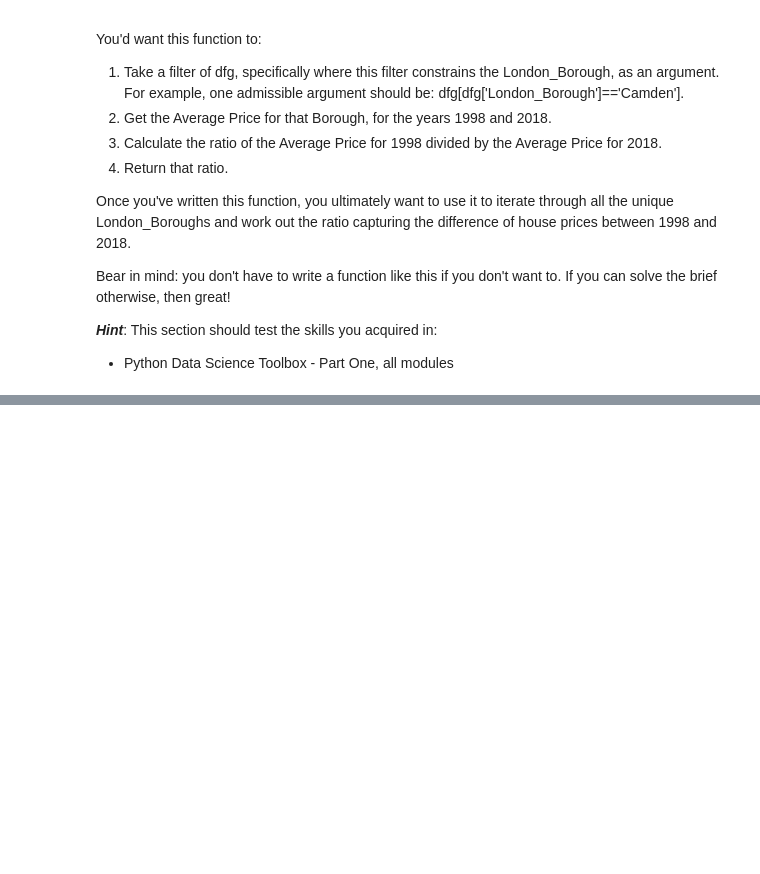
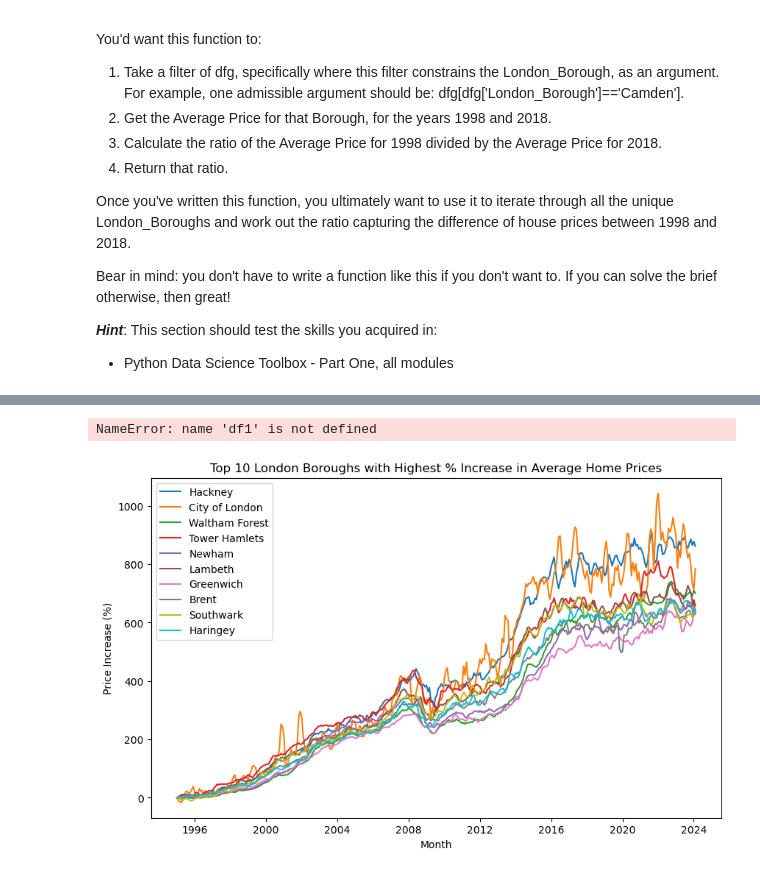
Before and after one commit to MSVWalker/Springboard, a Jupyter notebook: London_Housing/Unit_4_Challenge_Tier3.ipynb, the cells around one changed output, grey strips where cells are left out. Drawn from its saved outputs; the diff is of its cells as text; code cells hidden in the pictures; blank space fills up the shorter version.

```diff
--- a/London_Housing/Unit_4_Challenge_Tier3.ipynb
+++ b/London_Housing/Unit_4_Challenge_Tier3.ipynb
@@ -129,5 +122,3 @@ properties.head(20)
 You might find you need to transpose your dataframe, check out what its row indexes are, and reset the index. You  also might find you need to assign the values of the first row to your column headings  . (Hint: recall the .columns feature of DataFrames, as well as the iloc[] method).
 
 Don't be afraid to use StackOverflow for help  with this.
-# %%
-properties = properties.transpose()
@@ -459,3 +406,53 @@ Bear in mind: you don't have to write a function like this if you don't want to.
+# %%
+#In order to graph by each Borough we will first create a list of the given boroughs by seeing the unique values in the 'Borough' column of df1.
+# Then for plotting we will run a for loop going through each borough, with the data being observations where the row matches that borough's name.
+boroughs = df1['Borough'].unique()
+
+plt.figure(figsize=(25,10))
+
+for borough in boroughs:
+    borough_data = df1[df1['Borough'] == borough]
+    plt.plot(borough_data['Month'], borough_data['PercentageIncrease'], label=borough)
+
+plt.ylabel('Percentage Increase (%)', fontsize=25)
+plt.title('Average Home Price % Increase since 1995 for every London Borough', fontsize=30)
+plt.xticks(fontsize=25)
+plt.yticks(fontsize=25)
+plt.legend(loc='lower center', ncol=10, bbox_to_anchor=(0.5, -0.25), fontsize=10)
+
+plt.show()
+# %% [output]
+NameError: name 'df1' is not defined
+# %%
+#Create a new DF that will organize the top 10 boroughs with the highest % increase at the most current month.
+df_top10 = df1[:]
+df_top10['Month'] = pd.to_datetime(df_top10['Month'])
+
+#Grab the row 2024-02-1 for each borough and then sort by PercentageIncrease
+df_top10_latest = df_top10.loc[df_top10['Month'] == '2024-02-01']
+df_top10_sorted = df_top10_latest.sort_values('PercentageIncrease', ascending=False)
+
+#Subset to only obtain a list of the top 10 Boroughs who had the highest % increase.
+df_top10_subset = df_top10_sorted[:10]
+
+#Obtain the list of the top 10 Boroughs that had the highest % increase, which we will then graph
+boroughs_top10 = df_top10_subset['Borough']
+
+plt.figure(figsize=(10,6))
+
+# for loop that will grab data from our larger df_top10 that has all of the PercentageIncrease data.
+for borough in boroughs_top10:
+    borough_data = df_top10[df_top10['Borough'] == borough]
+    plt.plot(borough_data['Month'], borough_data['PercentageIncrease'], label=borough)
+
+plt.xlabel('Month')
+plt.ylabel('Price Increase (%)')
+plt.title('Top 10 London Boroughs with Highest % Increase in Average Home Prices')
+plt.legend()
+
+plt.show()
+# %% [output]
+[figure, added]
 # %% [markdown]
 ### 4. Conclusion
 What can you conclude? Type out your conclusion below.
```
Also changed, not shown: parts of 39 cells of this notebook.
